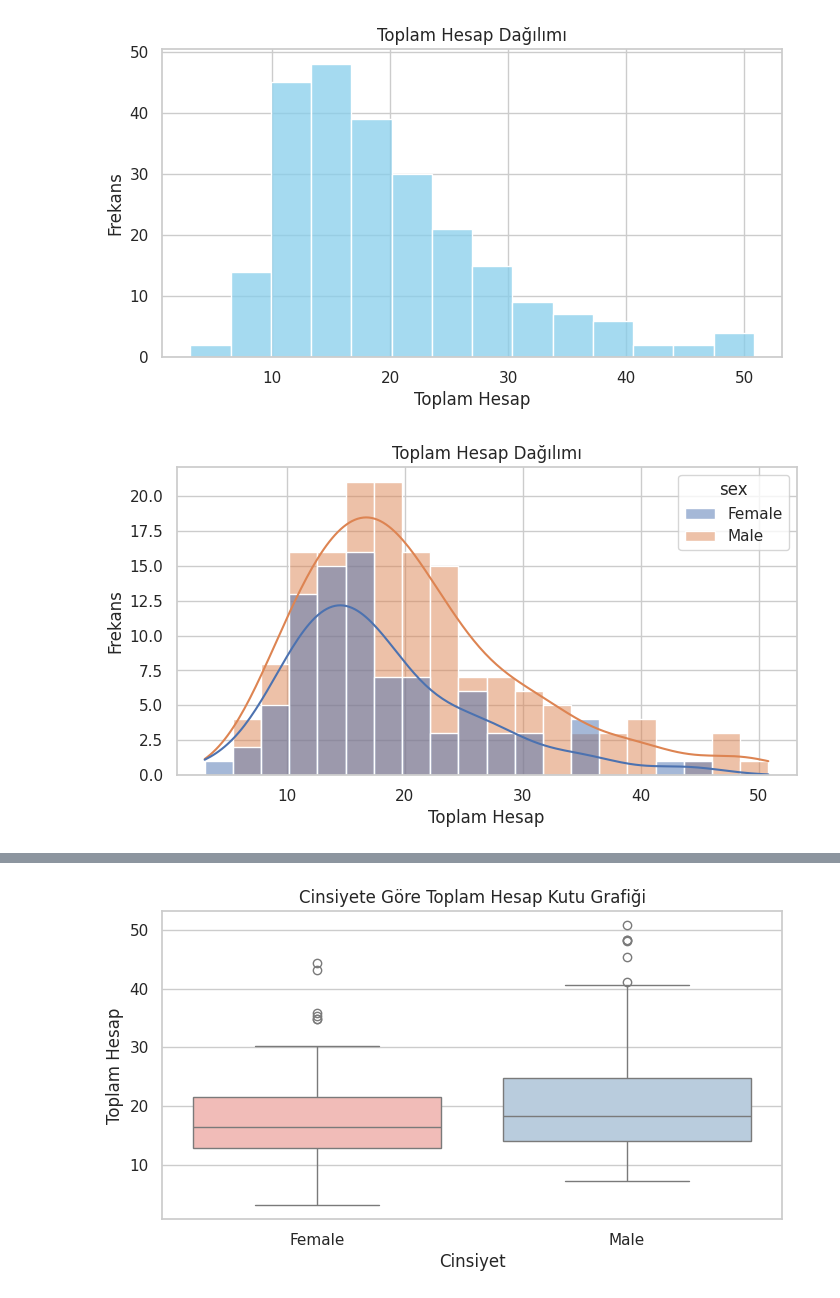
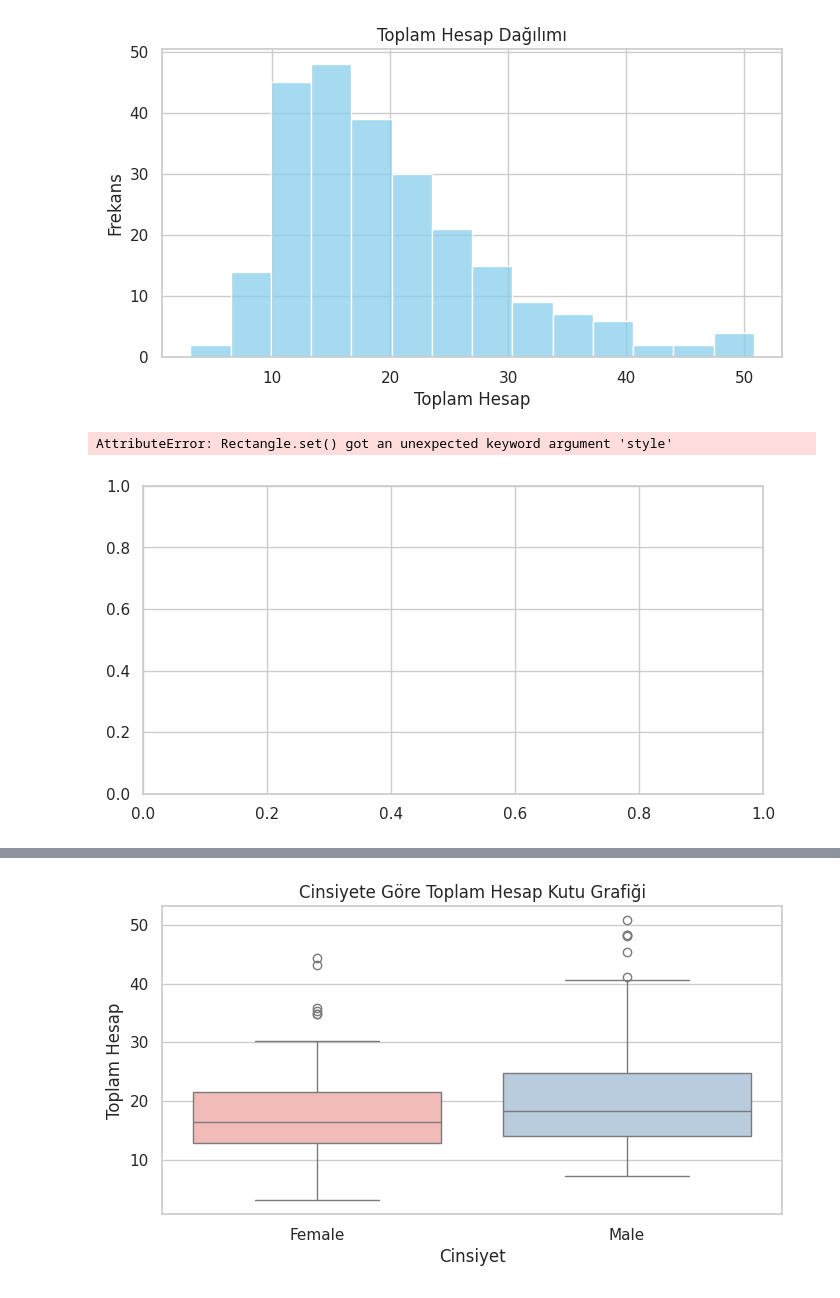
Before and after one commit to onuralpArsln/MlAiTutorialProjects, a Jupyter notebook: 12-VideoSources/seabornVis.ipynb, the cells around one changed output, grey strips where cells are left out. Drawn from its saved outputs; the diff is of its cells as text; code cells hidden in the pictures.

```diff
--- a/12-VideoSources/seabornVis.ipynb
+++ b/12-VideoSources/seabornVis.ipynb
@@ -111,13 +143,14 @@ plt.show()
 # %%
 # Toplam hesap dağılımı with Kernel Density Estimation (KDE)
 plt.figure(figsize=(8, 4))
-sns.histplot(df, x="total_bill", hue="sex", kde=True, bins=20)
+sns.histplot(df, x="total_bill", hue="time", kde=True, bins=20)
 plt.title("Toplam Hesap Dağılımı")
 plt.xlabel("Toplam Hesap")
 plt.ylabel("Frekans")
 plt.show()
 # %% [output]
+AttributeError: Rectangle.set() got an unexpected keyword argument 'style'
-[figure, old version]
+[figure, new version]
 # %%
 # Toplam hesap ve bahşiş arasındaki ilişkiyi gösteren saçılma grafiği
 plt.figure(figsize=(8, 4))
```
Also changed, not shown: parts of 4 cells of this notebook.
